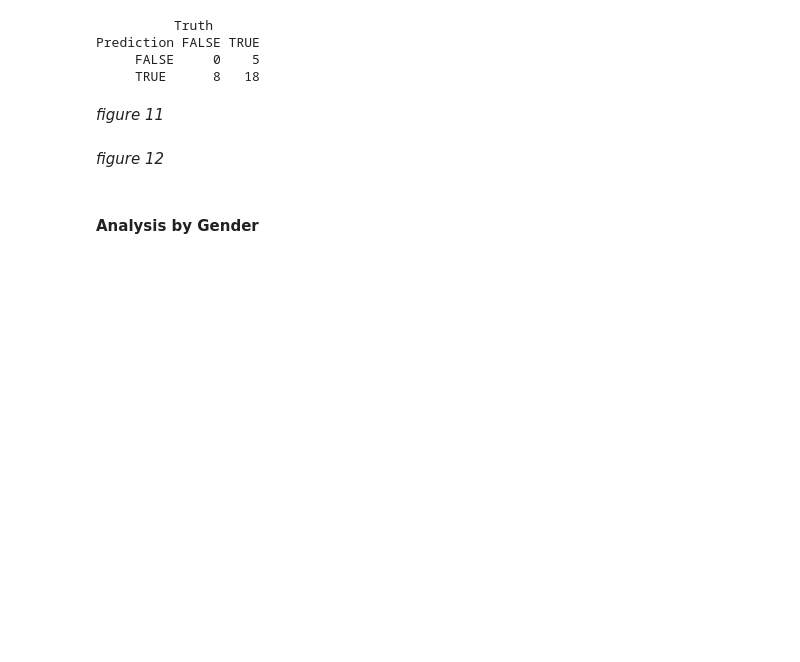
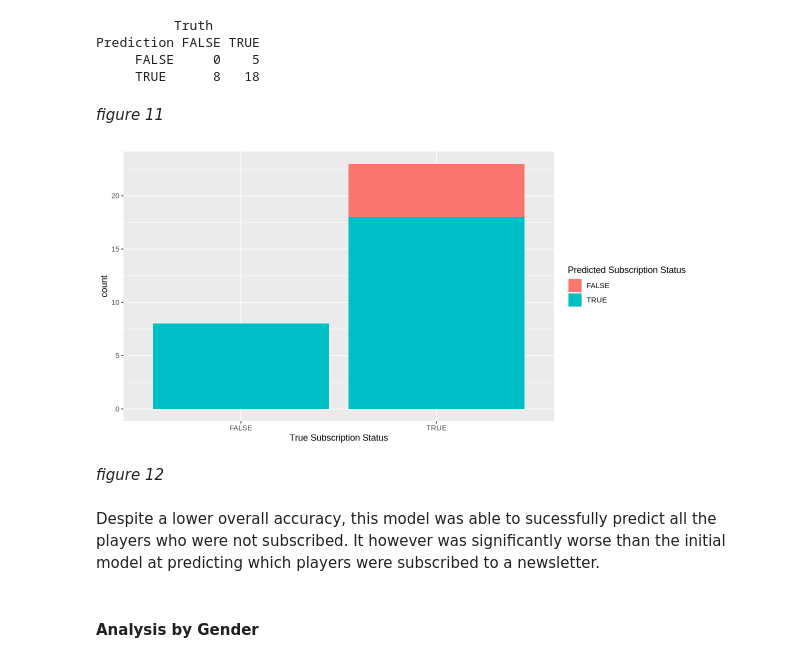
Before and after one commit to skylv777/dsci100_group_project, a Jupyter notebook: group_project.ipynb, the cells around one changed output. Drawn from its saved outputs; the diff is of its cells as text; code cells hidden in the pictures; blank space fills up the shorter version.

```diff
--- a/group_project.ipynb
+++ b/group_project.ipynb
@@ -401,8 +409,18 @@ Prediction FALSE TRUE
      TRUE      8   18
 # %% [markdown]
 *figure 11*
+# %%
+conf_plot <- upsample_predict |>
+        ggplot(aes(x = subscribe, fill = .pred_class)) +
+        geom_bar() +
+        labs(x = "True Subscription Status", fill = "Predicted Subscription Status")
+conf_plot
+# %% [output]
+[figure, added]
 # %% [markdown]
 *figure 12*
+# %% [markdown]
+Despite a lower overall accuracy, this model was able to sucessfully predict all the players who were not subscribed. It however was significantly worse than the initial model at predicting which players were subscribed to a newsletter.
 # %% [markdown]
 #### Analysis by Gender
 # %%
```
Also changed, not shown: parts of 5 cells of this notebook.
